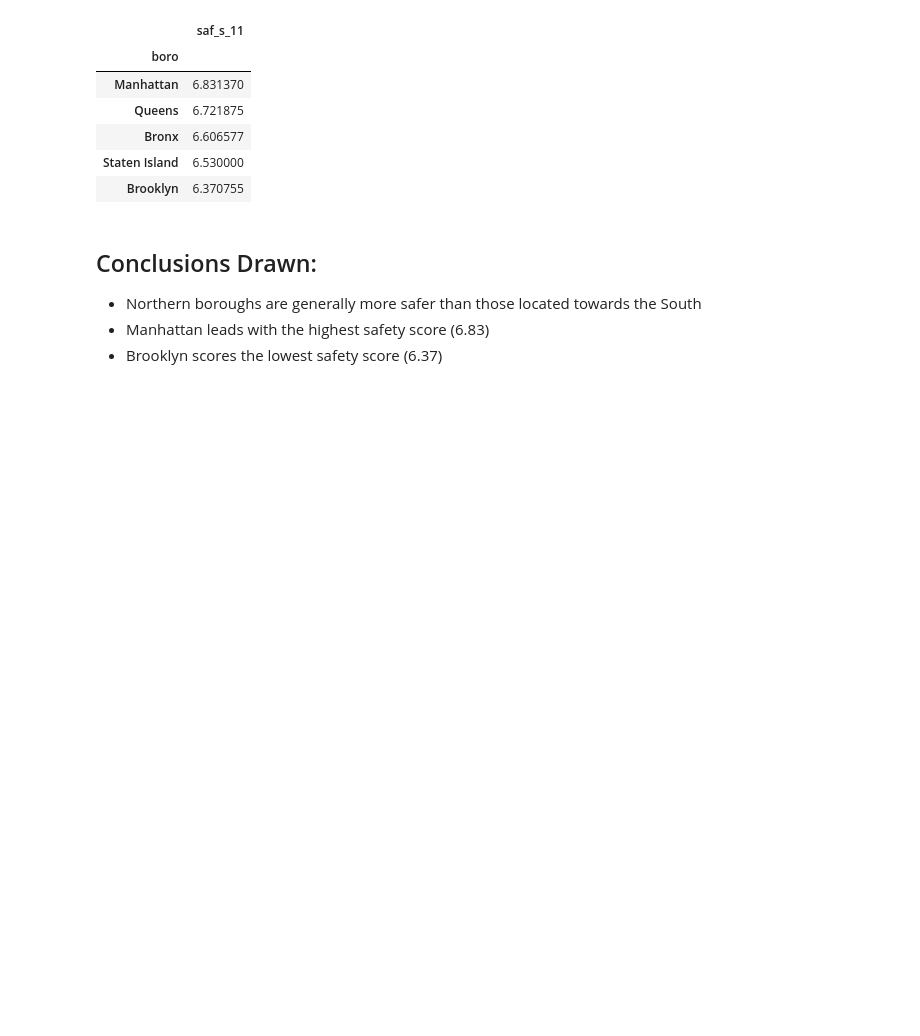
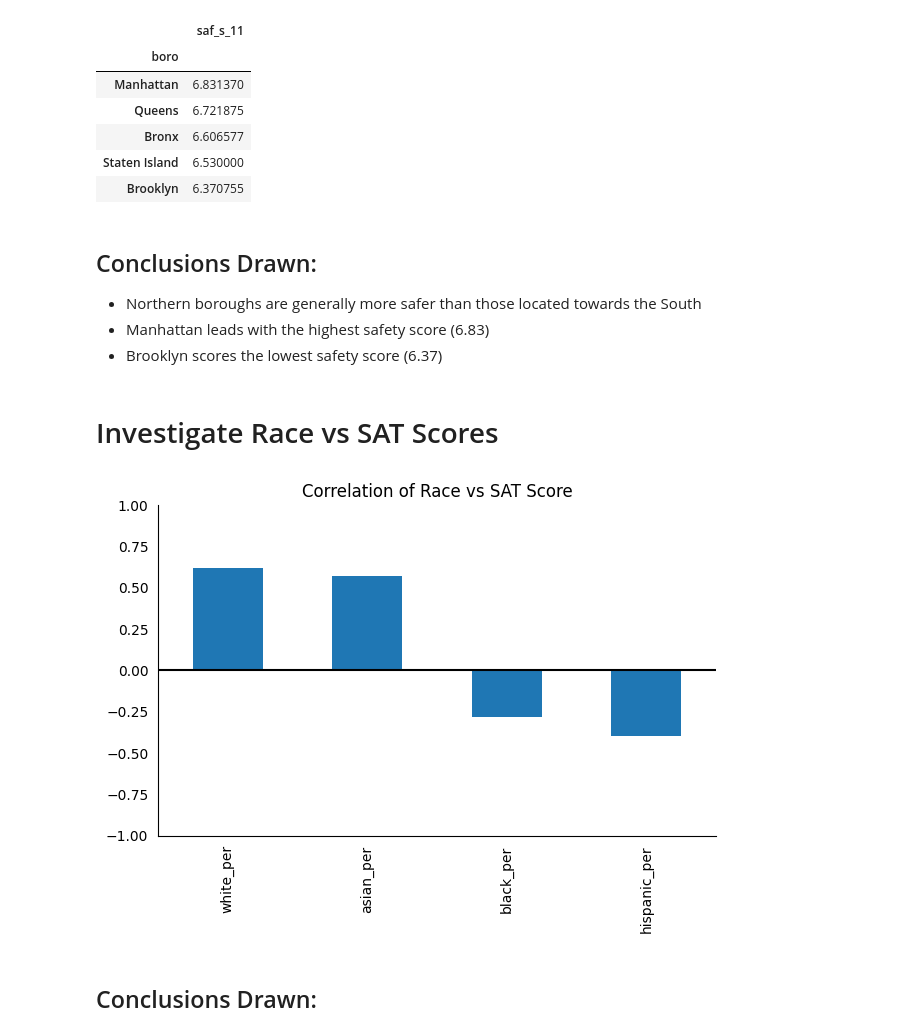
Before and after one commit to jastro-dev/dq-nyc-high-school-analysis, a Jupyter notebook: main_notebook.ipynb, the cells around one changed output. Saved outputs shown, nothing was run; the diff lists cells and outputs as text; code cells hidden in the pictures; blank space fills up the shorter version.

Commit message:
add race vs sat score investigation

```diff
--- a/main_notebook.ipynb
+++ b/main_notebook.ipynb
@@ -249,3 +249,27 @@ avg_safety_per_borough
 - Northern boroughs are generally more safer than those located towards the South
 - Manhattan leads with the highest safety score (6.83)
 - Brooklyn scores the lowest safety score (6.37)
+# %% [markdown]
+# Investigate Race vs SAT Scores
+# %%
+race_cols = ['white_per', 'asian_per', 'black_per', 'hispanic_per']
+
+combined.corr(numeric_only=True)['sat_score'][race_cols].plot.bar()
+
+plt.title('Correlation of Race vs SAT Score')
+
+plt.ylim(-1, 1)
+
+plt.tick_params(left=False, bottom=False)
+
+plt.axhline(0, color='black')
+
+plt.tight_layout()
+sns.despine()
+
+plt.savefig('visualizations/race_vs_sat.png')
+plt.show()
+# %% [output]
+[figure, added]
+# %% [markdown]
+## Conclusions Drawn:
```
Also changed, not shown: 1 other file.
